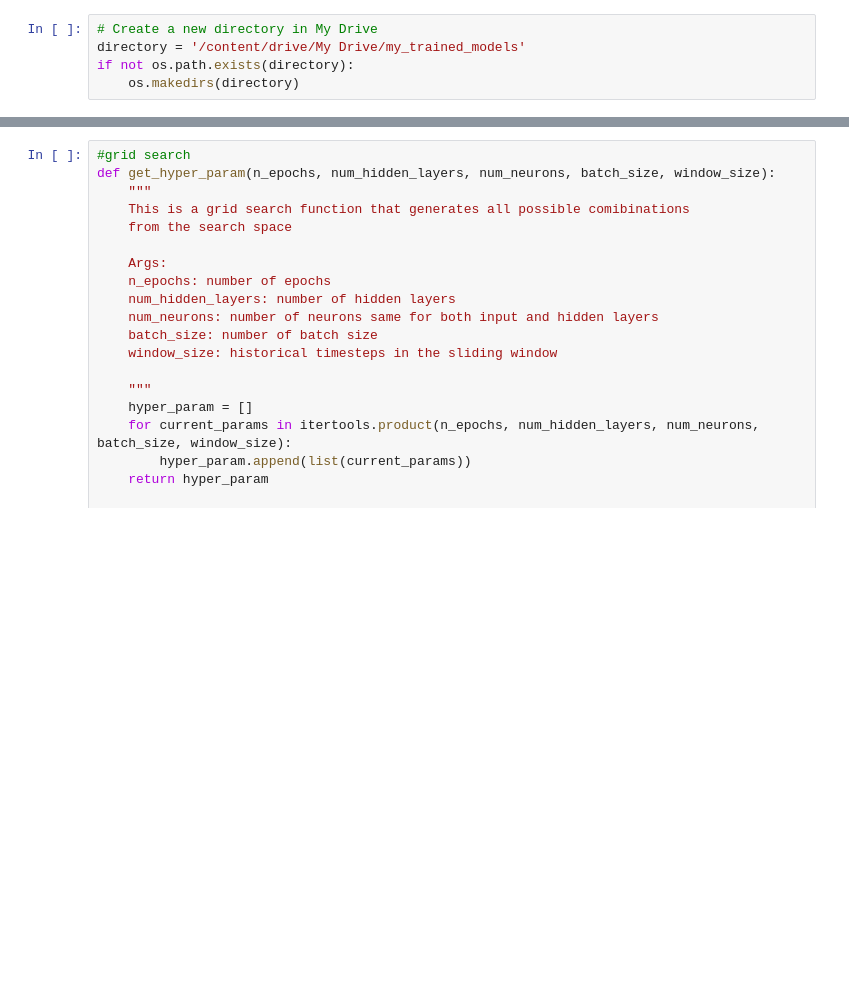
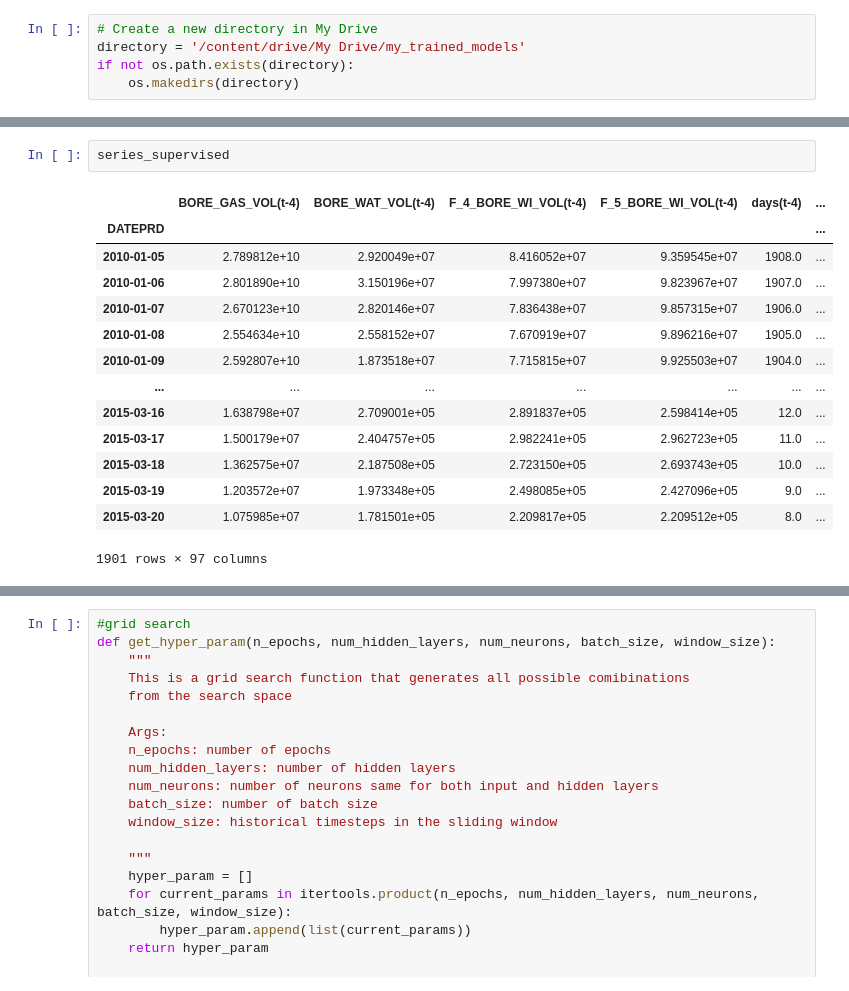
Before and after one commit to ashrafalaghbari/GA-TCN-LSTM, a Jupyter notebook: optimal_TCN_single_step.ipynb, the cells around one changed output, grey strips where cells are left out. Drawn from its saved outputs; the diff is of its cells as text; blank space fills up the shorter version.

```diff
--- a/optimal_TCN_single_step.ipynb
+++ b/optimal_TCN_single_step.ipynb
@@ -329,3 +264,20 @@ series_supervised.corr().iloc[-9:,-9:]
+# %%
+series_supervised
+# %% [output]
+|  | BORE_GAS_VOL(t-4) | BORE_WAT_VOL(t-4) | F_4_BORE_WI_VOL(t-4) | F_5_BORE_WI_VOL(t-4) | days(t-4) | ... |
+| DATEPRD |  |  |  |  |  | ... |
+| 2010-01-05 | 2.789812e+10 | 2.920049e+07 | 8.416052e+07 | 9.359545e+07 | 1908.0 | ... |
+| 2010-01-06 | 2.801890e+10 | 3.150196e+07 | 7.997380e+07 | 9.823967e+07 | 1907.0 | ... |
+| 2010-01-07 | 2.670123e+10 | 2.820146e+07 | 7.836438e+07 | 9.857315e+07 | 1906.0 | ... |
+| 2010-01-08 | 2.554634e+10 | 2.558152e+07 | 7.670919e+07 | 9.896216e+07 | 1905.0 | ... |
+| 2010-01-09 | 2.592807e+10 | 1.873518e+07 | 7.715815e+07 | 9.925503e+07 | 1904.0 | ... |
+| ... | ... | ... | ... | ... | ... | ... |
+| 2015-03-16 | 1.638798e+07 | 2.709001e+05 | 2.891837e+05 | 2.598414e+05 | 12.0 | ... |
+| 2015-03-17 | 1.500179e+07 | 2.404757e+05 | 2.982241e+05 | 2.962723e+05 | 11.0 | ... |
+| 2015-03-18 | 1.362575e+07 | 2.187508e+05 | 2.723150e+05 | 2.693743e+05 | 10.0 | ... |
+| 2015-03-19 | 1.203572e+07 | 1.973348e+05 | 2.498085e+05 | 2.427096e+05 | 9.0 | ... |
+| 2015-03-20 | 1.075985e+07 | 1.781501e+05 | 2.209817e+05 | 2.209512e+05 | 8.0 | ... |
+1901 rows × 97 columns
 # %%
 # # split into train and test sets
 n_features = int((len(series_supervised.columns) -steps_ahead)/window_size)
```
Also changed, not shown: parts of 46 cells of this notebook.
